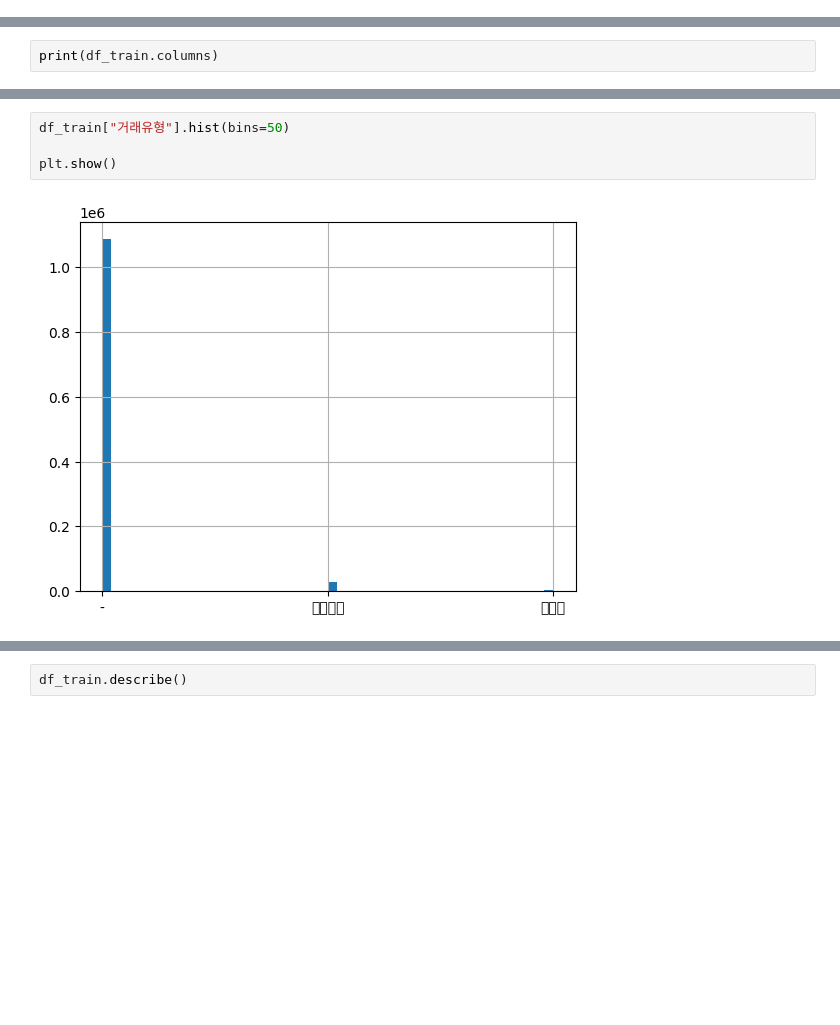
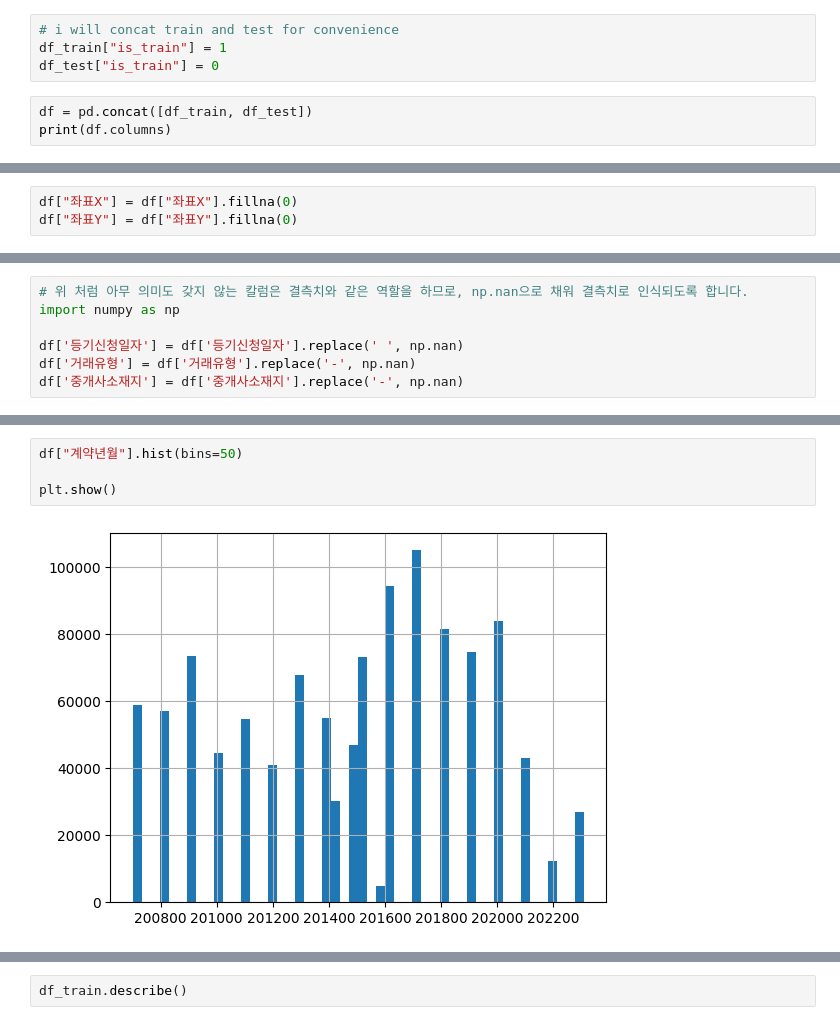
Before and after one commit to hoppure/ai_lab13_ml_house_price, a Jupyter notebook: Untitled.ipynb, the cells around one changed output, grey strips where cells are left out. Cells and saved outputs as stored; diff of their text form; blank space fills up the shorter version.

```diff
--- a/Untitled.ipynb
+++ b/Untitled.ipynb
@@ -14,0 +593,7 @@ AttributeError: 'Series' object has no attribute 'len'
+# %%
+# i will concat train and test for convenience
+df_train["is_train"] = 1
+df_test["is_train"] = 0
+# %%
+df = pd.concat([df_train, df_test])
+print(df.columns)
@@ -15,2 +615,3 @@ AttributeError: 'Series' object has no attribute 'len'
 # %%
-print(df_train.columns)
+df["좌표X"] = df["좌표X"].fillna(0)
+df["좌표Y"] = df["좌표Y"].fillna(0)
@@ -35,0 +656,7 @@ print(df_test[col].nunique())
+# %%
+# 위 처럼 아무 의미도 갖지 않는 칼럼은 결측치와 같은 역할을 하므로, np.nan으로 채워 결측치로 인식되도록 합니다.
+import numpy as np
+
+df['등기신청일자'] = df['등기신청일자'].replace(' ', np.nan)
+df['거래유형'] = df['거래유형'].replace('-', np.nan)
+df['중개사소재지'] = df['중개사소재지'].replace('-', np.nan)
@@ -36,9 +679,9 @@ print(df_test[col].nunique())
 # %%
-df_train["거래유형"].hist(bins=50)
+df["계약년월"].hist(bins=50)
 
 plt.show()
 # %% [output]
-[figure, old version]
+[figure, new version]
 # %%
 print(df_test["계약년월"].min())
 print(df_test["계약년월"].max())
```
Also changed, not shown: parts of 53 cells of this notebook, 1 other file.
